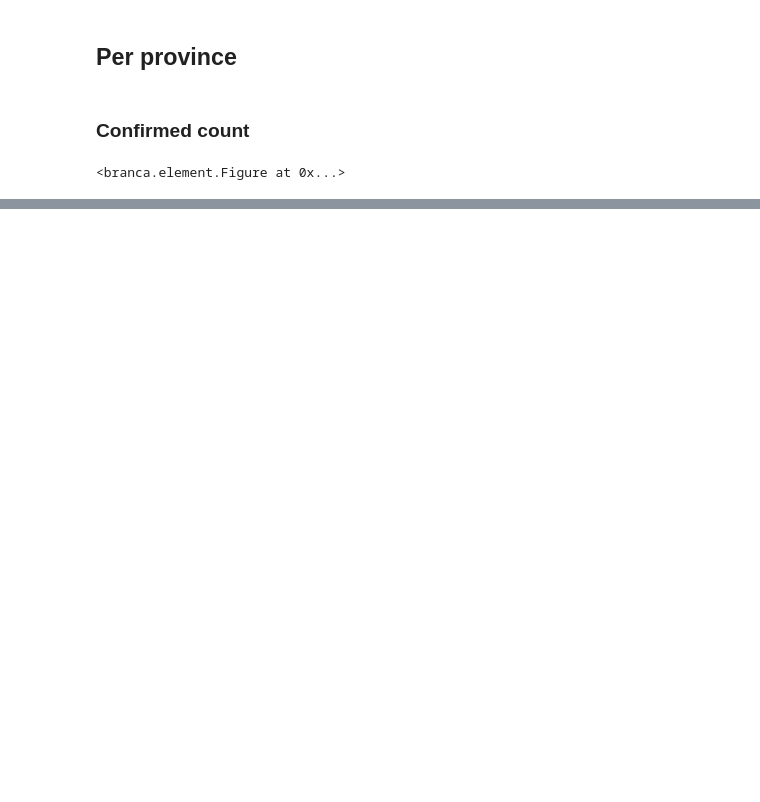
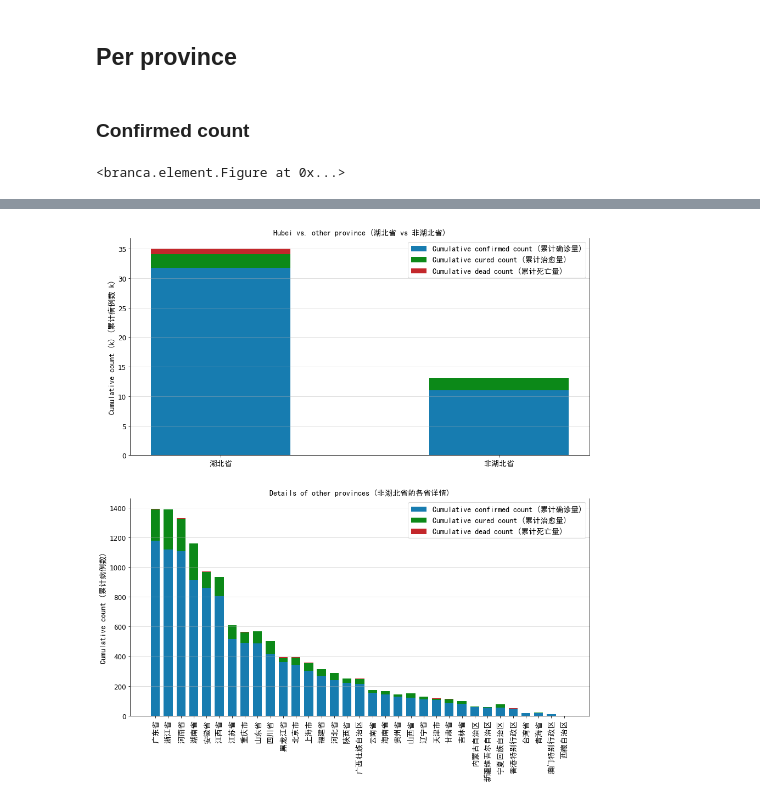
Before and after one commit to jingwen-z/python-playground, a Jupyter notebook: analysis/2019_nCoV/2019_nCoV.ipynb, the cells around one changed output, grey strips where cells are left out. Saved outputs shown, nothing was run; the diff lists cells and outputs as text; code cells hidden in the pictures; blank space fills up the shorter version.

```diff
--- a/analysis/2019_nCoV/2019_nCoV.ipynb
+++ b/analysis/2019_nCoV/2019_nCoV.ipynb
@@ -651,0 +644,83 @@ province_map.get_root().add_child(macro2)
+# %%
+province_last_sorted_df = province_last_df.copy()
+province_last_sorted_df = province_last_sorted_df.sort_values(by='province_confirmedCount',
+                                                              ascending=False).reset_index(drop=True)
+# %%
+hubei_last_sorted_df = province_last_sorted_df[
+    province_last_sorted_df['provinceName'] == '湖北省'].reset_index(drop=True)
+
+not_hubei_last_sorted_df = province_last_sorted_df[
+    province_last_sorted_df['provinceName'] != '湖北省'].reset_index(drop=True)
+not_hubei_last_tot = not_hubei_last_sorted_df.groupby(['Date_ymd'])['province_confirmedCount',
+                                                                    'province_curedCount',
+                                                                    'province_deadCount'].sum().reset_index()
+not_hubei_last_tot.insert(loc=1, column='provinceName', value='非湖北省')
+
+hubei_vs_others_last_df = pd.concat([hubei_last_sorted_df, not_hubei_last_tot])
+# %%
+fig, ax = plt.subplots(nrows=2, ncols=1, figsize=(15, 16))
+
+# Hubei vs. other province
+ax[0].set_title('Hubei vs. other province (湖北省 vs 非湖北省)', fontdict={'fontsize': 14}, fontproperties=fontP)
+rect01 = ax[0].bar(hubei_vs_others_last_df.provinceName,
+                   hubei_vs_others_last_df.province_confirmedCount,
+                   color='#177cb0',
+                   width=0.5)
+rect02 = ax[0].bar(hubei_vs_others_last_df.provinceName,
+                   hubei_vs_others_last_df.province_curedCount,
+                   bottom=hubei_vs_others_last_df.province_confirmedCount,
+                   color='#0c8918',
+                   width=0.5)
+rect03 = ax[0].bar(hubei_vs_others_last_df.provinceName,
+                   hubei_vs_others_last_df.province_deadCount,
+                   bottom=hubei_vs_others_last_df.province_confirmedCount + hubei_vs_others_last_df.province_curedCount,
+                   color='#c3272b',
+                   width=0.5)
+
+ax[0].tick_params(labelsize=12)
+ax[0].set_xticklabels(hubei_vs_others_last_df.provinceName, fontproperties=fontP)
+ax[0].set_ylabel('Cumulative count (k) (累计病例数 k)', size=12, fontproperties=fontP)
+ax[0].yaxis.set_major_formatter(formatter_thousands)
+ax[0].spines['top'].set_visible(False)
+ax[0].grid(axis='y', which='major', alpha=0.5)
+
+ax[0].legend(handles=(rect01, rect02, rect03),
+             fontsize=12,
+             prop=fontP,
+             labels=('Cumulative confirmed count (累计确诊量)',
+                     'Cumulative cured count (累计治愈量)',
+                     'Cumulative dead count (累计死亡量)'), loc=1)
+
+# Details of other provinces
+ax[1].set_title('Details of other provinces (非湖北省的各省详情)', fontdict={'fontsize': 14}, fontproperties=fontP)
+rect11 = ax[1].bar(not_hubei_last_sorted_df.provinceName,
+                   not_hubei_last_sorted_df.province_confirmedCount,
+                   color='#177cb0',
+                   width=0.7)
+rect12 = ax[1].bar(not_hubei_last_sorted_df.provinceName,
+                   not_hubei_last_sorted_df.province_curedCount,
+                   bottom=not_hubei_last_sorted_df.province_confirmedCount,
+                   color='#0c8918',
+                   width=0.7)
+rect13 = ax[1].bar(not_hubei_last_sorted_df.provinceName,
+                   not_hubei_last_sorted_df.province_deadCount,
+                   bottom=not_hubei_last_sorted_df.province_confirmedCount + not_hubei_last_sorted_df.province_curedCount,
+                   color='#c3272b',
+                   width=0.7)
+
+ax[1].tick_params(labelsize=12)
+ax[1].set_xticklabels(not_hubei_last_sorted_df.provinceName, rotation=90, fontproperties=fontP)
+ax[1].set_ylabel('Cumulative count (累计病例数)', size=12, fontproperties=fontP)
+ax[1].spines['top'].set_visible(False)
+ax[1].grid(axis='y', which='major', alpha=0.5)
+
+ax[1].legend(handles=(rect11, rect12, rect13),
+             fontsize=12,
+             prop=fontP,
+             labels=('Cumulative confirmed count (累计确诊量)',
+                     'Cumulative cured count (累计治愈量)',
+                     'Cumulative dead count (累计死亡量)'), loc=1)
+
+plt.show()
+# %% [output]
+[figure, added]
```
Also changed, not shown: parts of 11 cells of this notebook.
